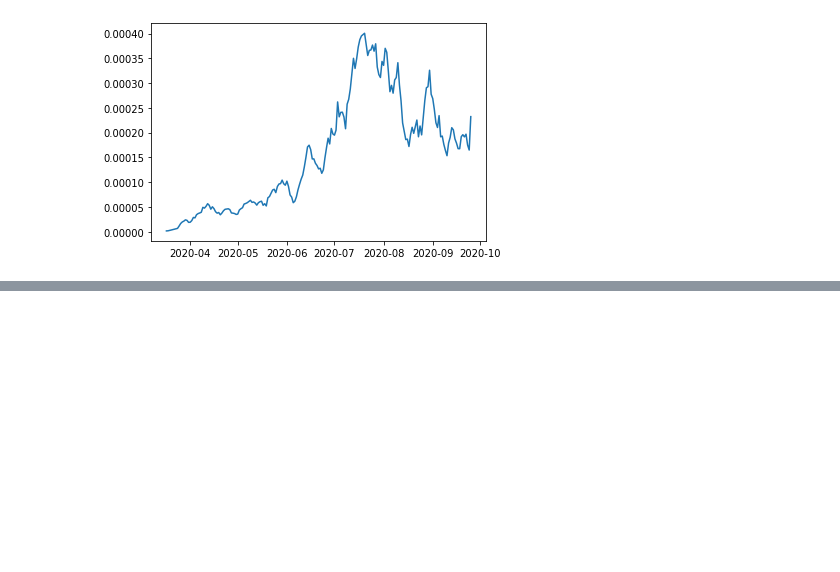
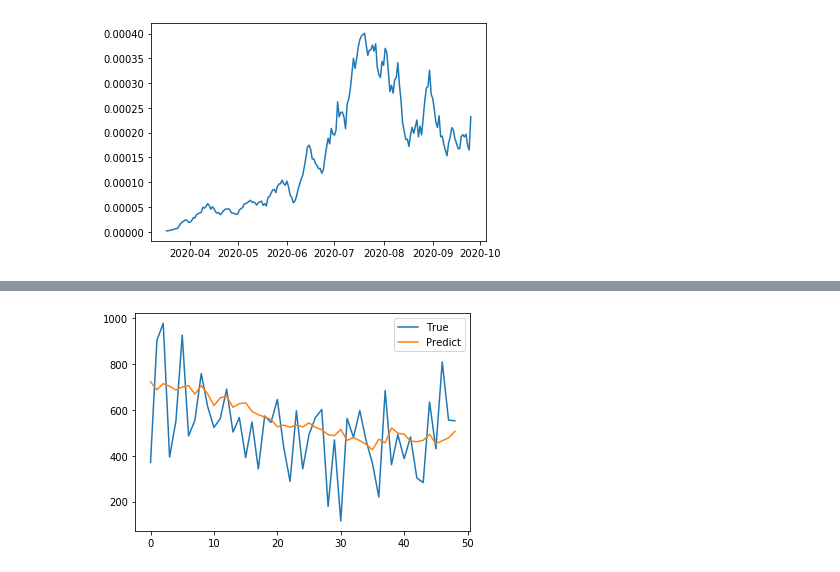
Before and after one commit to kmair/covid-usa, a Jupyter notebook: EDA.ipynb, the cells around one changed output, grey strips where cells are left out. Saved outputs shown, nothing was run; the diff lists cells and outputs as text; code cells hidden in the pictures; blank space fills up the shorter version.

```diff
--- a/EDA.ipynb
+++ b/EDA.ipynb
@@ -662,0 +848,4 @@ d
+# %%
+data = df.groupby('state').diff().dropna()
+data = data[['cases', 'deaths']]
+data
@@ -662,0 +866,6 @@ d
+# %%
+data = data[['cases', 'deaths']]
+scaler = MinMaxScaler()
+print(scaler.fit(data))
+vals = scaler.transform(data)
+vals
@@ -662,0 +897,3 @@ d
+# %%
+# data = df.groupby('state').diff()#.dropna()
+dat=df.set_index('state').groupby('state').diff().dropna()
@@ -807,0 +1159,3 @@ data[data.state=='Alabama'][['cases_per_capita', 'deaths_per_capita']]
+# %%
+df = dat[dat.index=='Washington'].iloc[:,1:]
+df
@@ -807,0 +1177,81 @@ data[data.state=='Alabama'][['cases_per_capita', 'deaths_per_capita']]
+# %%
+import numpy as np, pandas as pd, matplotlib.pyplot as plt
+from sklearn.preprocessing import MinMaxScaler
+from keras.models import Sequential
+from keras.layers import LSTM, Dense, TimeDistributed, Bidirectional
+from sklearn.metrics import mean_squared_error, accuracy_score
+from scipy.stats import linregress
+from sklearn.utils import shuffle
+
+# fi = 'pollution.csv'
+# raw = pd.read_csv(fi, delimiter=',')
+# raw = raw.drop('Dates', axis=1)
+# print (raw.shape)
+
+scaler = MinMaxScaler(feature_range=(-1, 1))
+raw = scaler.fit_transform(df.iloc[:,:1])
+
+time_steps = 7
+def create_ds(data, t_steps):
+    data = pd.DataFrame(data)
+    data_s = data.copy()
+    for i in range(time_steps):
+        data = pd.concat([data, data_s.shift(-(i+1))], axis = 1)
+    data.dropna(axis=0, inplace=True)
+    return data.values
+
+ds = create_ds(raw, time_steps)
+print (ds.shape)
+n_feats = raw.shape[1]
+n_obs = time_steps * n_feats
+
+n_rows = ds.shape[0]
+train_size = int(n_rows * 0.8)
+
+train_data = ds[:train_size, :]
+train_data = shuffle(train_data)
+
+test_data = ds[train_size:, :]
+
+x_train = train_data[:, :n_obs]
+y_train = train_data[:, n_obs:]
+x_test = test_data[:, :n_obs]
+y_test = test_data[:, n_obs:]
+
+print (x_train.shape)
+print (x_test.shape)
+print (y_train.shape)
+print (y_test.shape)
+
+x_train = x_train.reshape(x_train.shape[0], time_steps, n_feats)
+x_test = x_test.reshape(x_test.shape[0], time_steps, n_feats)
+
+print (x_train.shape)
+print (x_test.shape)
+print (y_train.shape)
+print (y_test.shape)
+
+model = Sequential()
+model.add(LSTM(64, input_shape=(time_steps, n_feats), return_sequences=True))
+model.add(LSTM(32, return_sequences=False))
+model.add(Dense(n_feats))
+
+model.compile(loss='mse', optimizer='rmsprop')
+model.fit(x_train, y_train, epochs=10, batch_size=1, verbose=1, shuffle=False)
+
+y_predict = model.predict(x_test)
+print (y_predict.shape)
+y_predict = scaler.inverse_transform(y_predict)
+
+y_test = scaler.inverse_transform(y_test)
+y_test = y_test[:,0]
+y_predict = y_predict[:,0]
+
+print (y_test.shape)
+print (y_predict.shape)
+
+plt.plot(y_test, label='True')
+plt.plot(y_predict,  label='Predict')
+plt.legend()
+plt.show()
+# %% [output]
@@ -807,0 +1275 @@ data[data.state=='Alabama'][['cases_per_capita', 'deaths_per_capita']]
+[figure, added]
```
Also changed, not shown: parts of 48 cells of this notebook, 2 other files.
